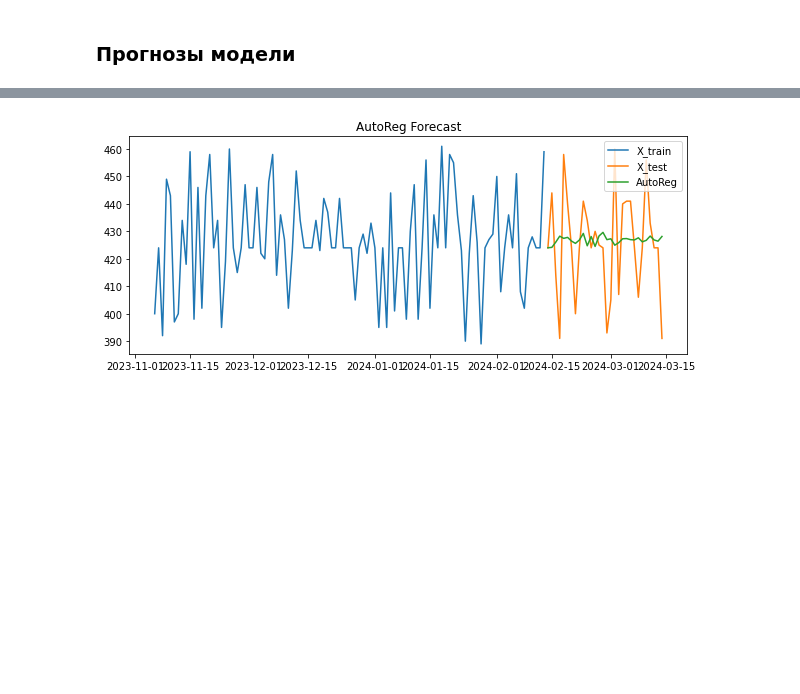
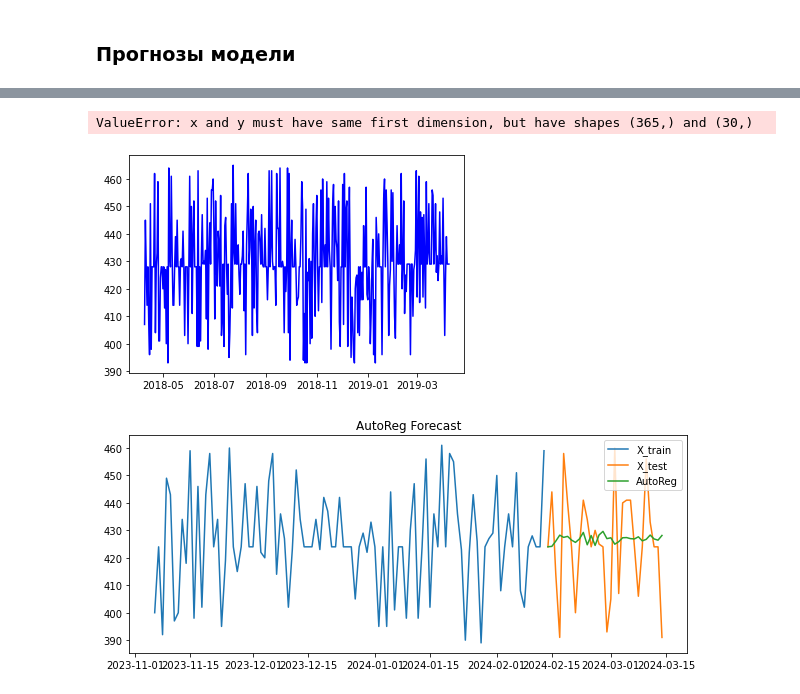
Before and after one commit to MaximIgitov/cup_it_24, a Jupyter notebook: NoDublicatesVersion.ipynb, the cells around one changed output, grey strips where cells are left out. Cells and saved outputs as stored; diff of their text form; code cells hidden in the pictures; blank space fills up the shorter version.

```diff
--- a/NoDublicatesVersion.ipynb
+++ b/NoDublicatesVersion.ipynb
@@ -519,3 +521,21 @@ MAPE = 0.173
+# %%
+plt.plot(data_real_sum_indexes.index[:365], data_real_sum_indexes.values[:365], label='data', color='blue')
+plt.plot(data_real_sum_indexes.index[:365], y_hat[:365], label='AutoReg', color='blue', linestyle='dashed')
+
+# Вторая часть графика (зеленый цвет)
+plt.plot(data_real_sum_indexes.index[365:], data_real_sum_indexes.values[365:], color='green', linestyle='-')
+plt.plot(data_real_sum_indexes.index[365:], y_hat[365:], color='green', linestyle='dashed')
+
+plt.legend(loc='best')
+plt.title('AutoReg AllData')
+plt.show()
+
+print('МЕТРИКИ:')
+print('RMSE = %.3f' % mean_squared_error(data_real_sum_indexes.values[365:], y_hat[365:]) ** 0.5)
+print('MAPE = %.3f' % mean_absolute_percentage_error(data_real_sum_indexes.values[365:], y_hat[365:]) ** 0.5)
+# %% [output]
+ValueError: x and y must have same first dimension, but have shapes (365,) and (30,)
+[figure, added]
 # %%
 y_hat = model.predict(start=len(data_train), end=(len(data_train)+len(data_test)-1))
 plt.figure(figsize=(10,4))
```
Also changed, not shown: parts of 4 cells of this notebook, 1 other file.
